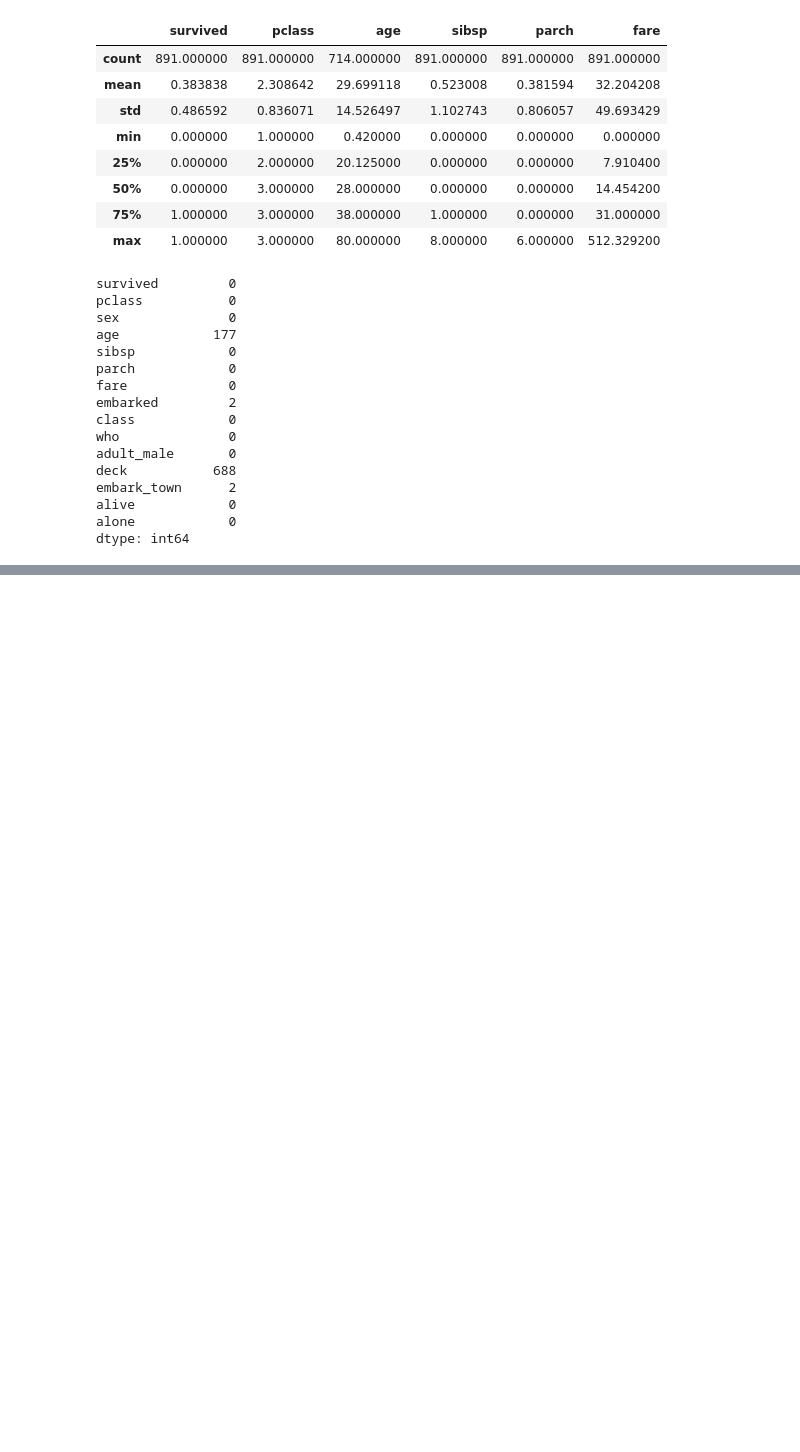
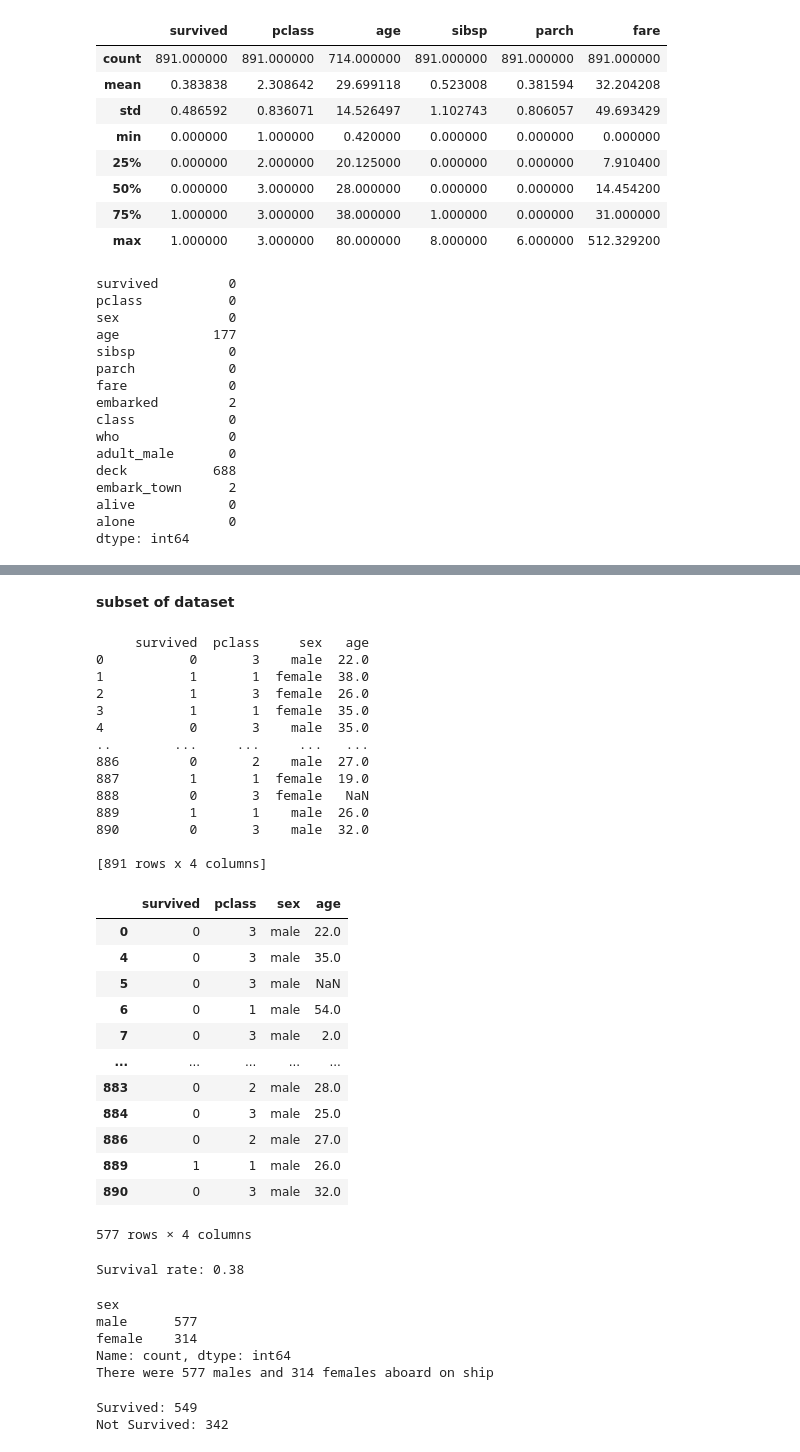
Before and after one commit to srk82mwi/pandas_python, a Jupyter notebook: 13.pandas_titanic_dataset.ipynb, the cells around one changed output, grey strips where cells are left out. Cells and saved outputs as stored; diff of their text form; code cells hidden in the pictures; blank space fills up the shorter version.

```diff
--- a/13.pandas_titanic_dataset.ipynb
+++ b/13.pandas_titanic_dataset.ipynb
@@ -306,0 +354,58 @@ print(ages)
+# %% [markdown]
+**subset of dataset**
+# %%
+#filters columns
+ds_titanic_sub1=ds_titanic[['survived','pclass','sex','age']]
+print(ds_titanic_sub1)
+#only males
+ds_titanic_sub1[ds_titanic_sub1['sex']=='male']
+# %% [output]
+     survived  pclass     sex   age
+0           0       3    male  22.0
+1           1       1  female  38.0
+2           1       3  female  26.0
+3           1       1  female  35.0
+4           0       3    male  35.0
+..        ...     ...     ...   ...
+886         0       2    male  27.0
+887         1       1  female  19.0
+888         0       3  female   NaN
+889         1       1    male  26.0
+890         0       3    male  32.0
+
+[891 rows x 4 columns]
+|  | survived | pclass | sex | age |
+| 0 | 0 | 3 | male | 22.0 |
+| 4 | 0 | 3 | male | 35.0 |
+| 5 | 0 | 3 | male | NaN |
+| 6 | 0 | 1 | male | 54.0 |
+| 7 | 0 | 3 | male | 2.0 |
+| ... | ... | ... | ... | ... |
+| 883 | 0 | 2 | male | 28.0 |
+| 884 | 0 | 3 | male | 25.0 |
+| 886 | 0 | 2 | male | 27.0 |
+| 889 | 1 | 1 | male | 26.0 |
+| 890 | 0 | 3 | male | 32.0 |
+577 rows × 4 columns
+# %%
+print(f"Survival rate: {round(ds_titanic['survived'].mean(),2)}")
+# %% [output]
+Survival rate: 0.38
+# %%
+print(ds_titanic['sex'].value_counts())
+male,female = ds_titanic['sex'].value_counts()
+print(f"There were {male} males and {female} females aboard on ship")
+# %% [output]
+sex
+male      577
+female    314
+Name: count, dtype: int64
+There were 577 males and 314 females aboard on ship
+# %%
+sur_yes,sur_no=ds_titanic['survived'].value_counts()
+ds_titanic['survived'].value_counts()
+print(f"Survived: {sur_yes}")
+print(f"Not Survived: {sur_no}")
+# %% [output]
+Survived: 549
+Not Survived: 342
```
Also changed, not shown: parts of 9 cells of this notebook.
